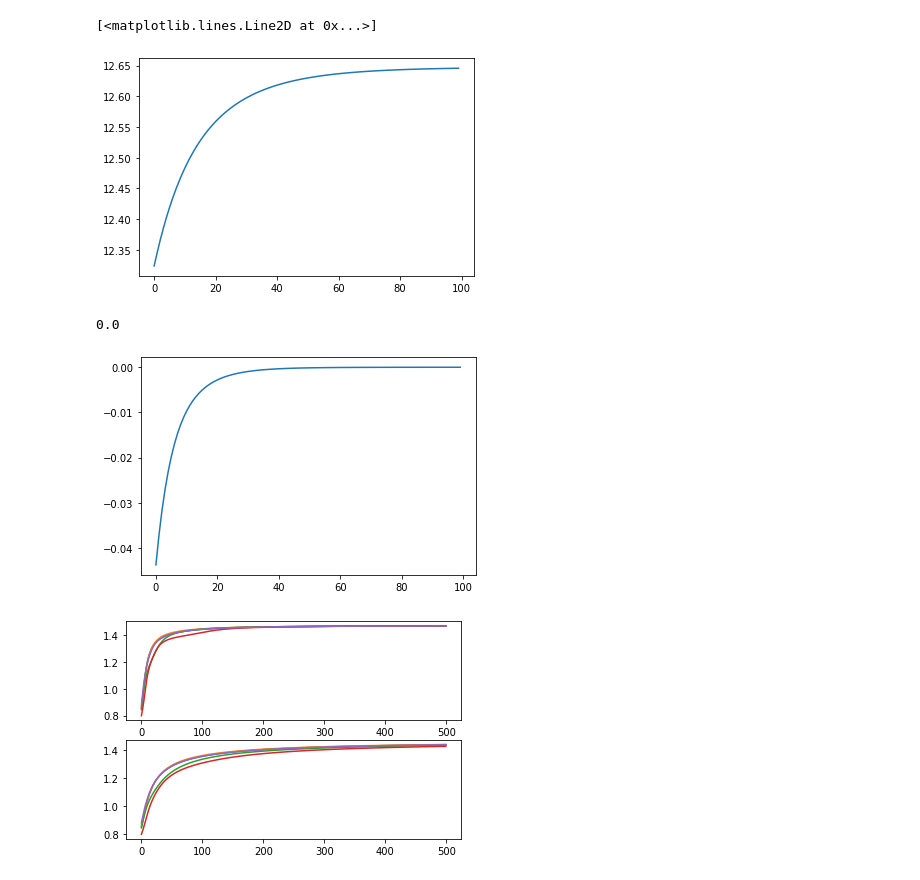
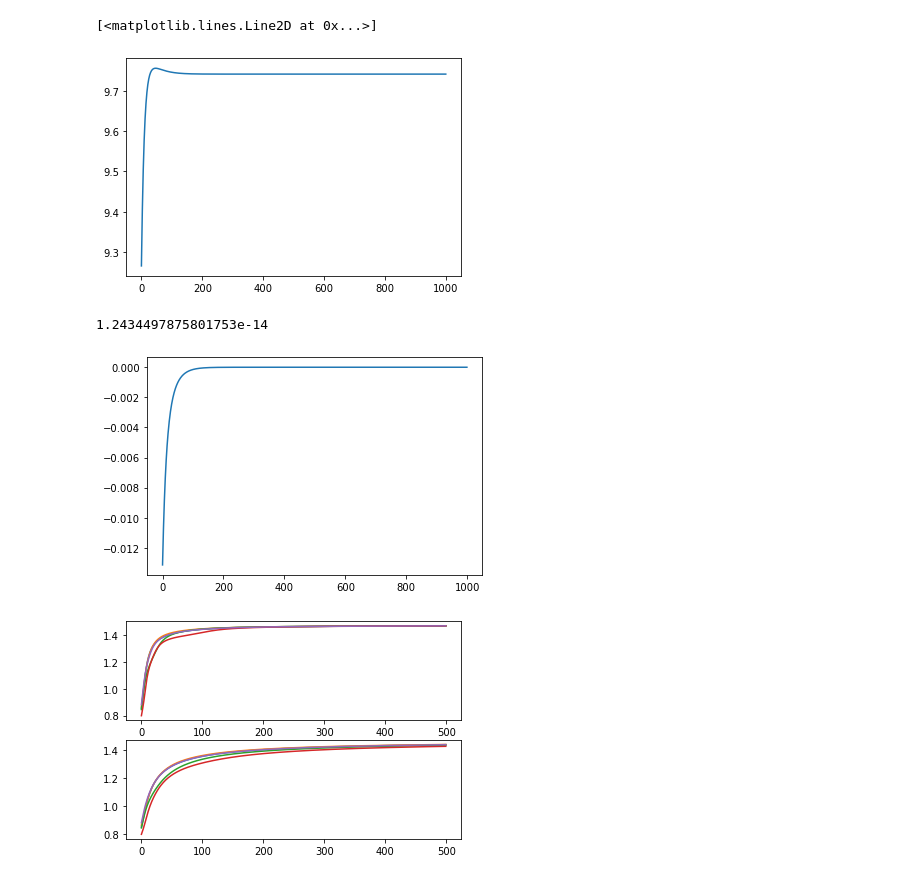
Before and after one commit to sundave1998/ARNPG-MORL, a Jupyter notebook: Tabular MDP (oracle)/CTDE_fromTao.ipynb, the cells around one changed output. Saved outputs shown, nothing was run; the diff lists cells and outputs as text; code cells hidden in the pictures.

```diff
--- a/Tabular MDP (oracle)/CTDE_fromTao.ipynb
+++ b/Tabular MDP (oracle)/CTDE_fromTao.ipynb
@@ -21,7 +21,7 @@ np.random.seed(10)
 from MARL import MARL_agent
 n = 2
 a = 2
-s = 2
+s = 3
 gamma = 0.8
 
 A = a**n
@@ -41,18 +41,25 @@ rho = np.ones(s) / s
 tau = 1
 # rewards = [reward]
 temp = MARL_agent(rewards, s, a, rho, gamma, n, prob_transition, tau)
-temp.tau = 1
+temp.tau = 10
+temp.step = 0.1
 # %%
-N = 100
+temp = MARL_agent(rewards, s, a, rho, gamma, n, prob_transition, tau)
+temp.tau = 1
+temp.step = 0.01
+
+N = 1000
 for i in tqdm(range(N)):
-    temp.NPG_entropy_step(verbose = False)
+#     temp.NPG_entropy_step(verbose = False)
+    temp.NPG_entropy_step_change(verbose = False)
 #     print(temp.theta)
 plt.plot(temp.gap)
+
 # print(temp.gap)
 # plt.plot(temp.avg_gap)
 # %% [output]
 [<matplotlib.lines.Line2D at 0x...>]
-[figure, old version]
+[figure, new version]
 # %%
 for i in range(0,len(temp.gap)-1):
     temp.gap[i] -= temp.gap[i+1]
@@ -60,8 +67,8 @@ temp.gap[-1] = 0
 plt.plot(temp.gap)
 print(np.max(temp.gap))
 # %% [output]
-0.0
+1.2434497875801753e-14
-[figure, old version]
+[figure, new version]
 # %%
 N = 500
 ax1 = plt.subplot(211)
```
Also changed, not shown: 2 other files.
